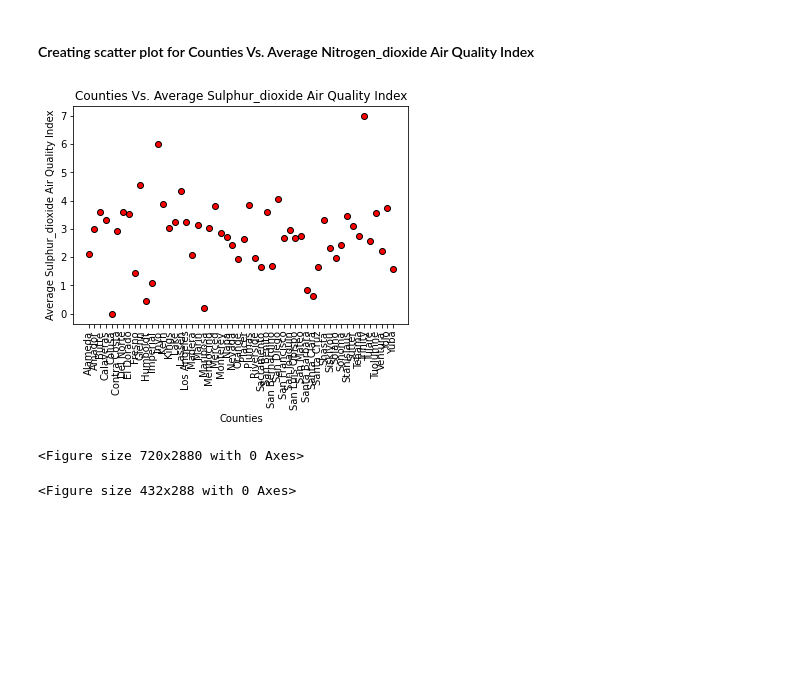
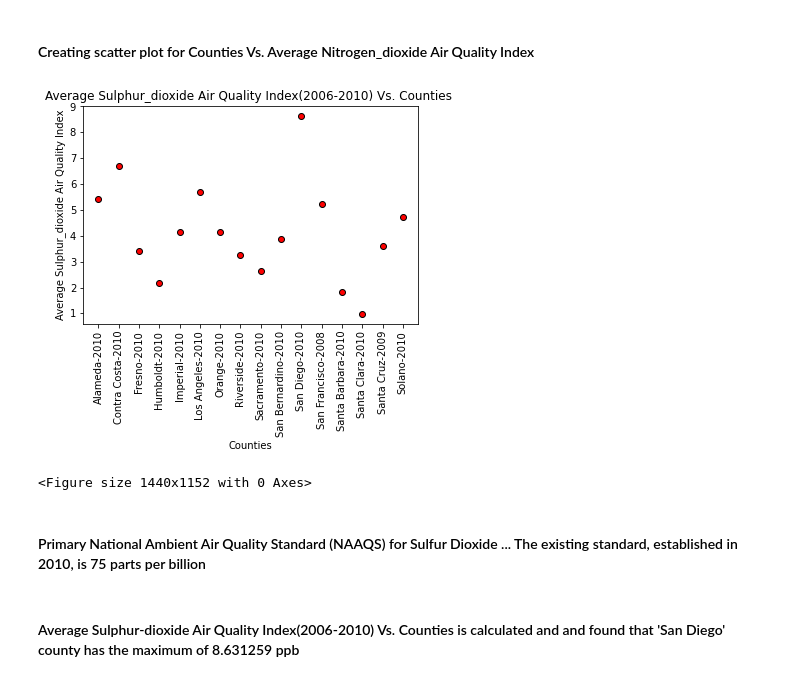
Before and after one commit to dalismo/Project-1, a Jupyter notebook: mq_statistical_analysis_SO2.ipynb, the cells around one changed output. Saved outputs shown, nothing was run; the diff lists cells and outputs as text; code cells hidden in the pictures; blank space fills up the shorter version.

```diff
--- a/mq_statistical_analysis_SO2.ipynb
+++ b/mq_statistical_analysis_SO2.ipynb
@@ -75,0 +56,5 @@ Name: Imperial, dtype: float64
+# %%
+# Resetting the Index
+
+so2_df = stat_so2_df.reset_index()
+so2_df.head()
@@ -75,0 +68,5 @@ Name: Imperial, dtype: float64
+# %%
+grouped_df = so2_df.groupby("County")
+max_so2_aqi = grouped_df.max()
+max_so2_aqi = max_so2_aqi.reset_index()
+max_so2_aqi.head()
@@ -75,0 +80,4 @@ Name: Imperial, dtype: float64
+# %%
+# Combining two columns
+max_so2_aqi["County_Year"] = max_so2_aqi["County"] + "-" + max_so2_aqi["Year"]
+max_so2_aqi
@@ -131,37 +104,42 @@ so2_df.head()
 # %%
-# Converying into list for plotting
+# Converting into list for plotting
 
-county = list(so2_df['County'])
-so2_aqi = list(so2_df['SO2_AQI_Mean'])
+county = list(max_so2_aqi['County_Year'])
+so2_aqi = list(max_so2_aqi['Mean'])
 # %% [markdown]
 #### Creating scatter plot for Counties Vs. Average Nitrogen_dioxide Air Quality Index
 # %%
 # Creating plots for Counties Vs. Average Sulphur_dioxide Air Quality Index
 
 plt.scatter(county, so2_aqi, marker="o", facecolors="red", edgecolors="black")
 
 
+
 # Create a title, x label, and y label for our chart
-plt.title("Counties Vs. Average Sulphur_dioxide Air Quality Index")
+plt.title("Average Sulphur_dioxide Air Quality Index(2006-2010) Vs. Counties ")
 plt.xlabel("Counties")
 plt.ylabel("Average Sulphur_dioxide Air Quality Index")
 
 # Save an image of the chart and print to screen
 # NOTE: If your plot shrinks after saving an image,
 # update matplotlib to 2.2 or higher,
 # or simply run the above cells again.
 
 labels = county
 plt.xticks(county, labels, rotation='vertical', fontsize=10)
 
 
-plt.figure(figsize=(10,40))
+plt.figure(figsize=(20,16))
 
 plt.tight_layout()
 
+plt.savefig('mq_charts/county_avg_so2aqi.png')
+
 plt.show()
-plt.savefig('mq_charts/county_so2_aqi.png')
 # %% [output]
-[figure, old version]
+[figure, new version]
-<Figure size 720x2880 with 0 Axes>
+<Figure size 1440x1152 with 0 Axes>
-<Figure size 432x288 with 0 Axes>
+# %% [markdown]
+#### Primary National Ambient Air Quality Standard (NAAQS) for Sulfur Dioxide ... The existing standard, established in 2010, is 75 parts per billion
+# %% [markdown]
+#### Average Sulphur-dioxide Air Quality Index(2006-2010) Vs. Counties is calculated and and found that 'San Diego' county has the  maximum of 8.631259 ppb
```
Also changed, not shown: parts of 15 cells of this notebook, 3 other files.
